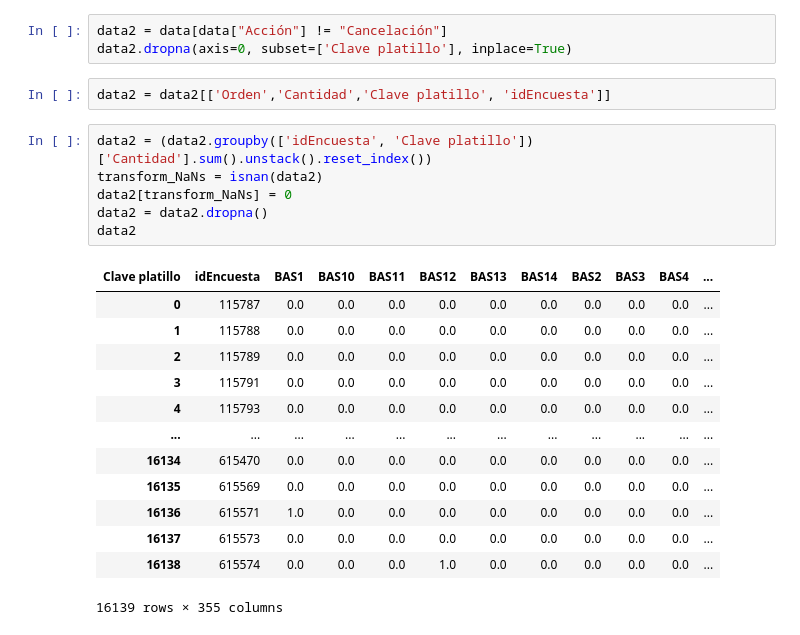
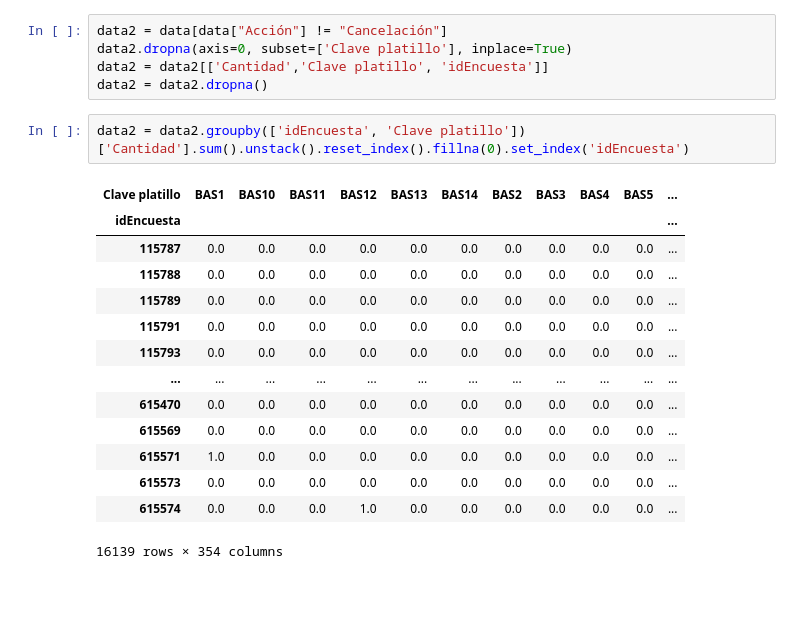
Before and after one commit to Caoimhim/data-analysis-semana-i, a Jupyter notebook: dendro.ipynb, the cells around one changed output. Saved outputs shown, nothing was run; the diff lists cells and outputs as text; blank space fills up the shorter version.

```diff
--- a/dendro.ipynb
+++ b/dendro.ipynb
@@ -15,25 +24,22 @@ data = data.drop_duplicates().iloc[:]
 # %%
 data2 = data[data["Acción"] != "Cancelación"]
 data2.dropna(axis=0, subset=['Clave platillo'], inplace=True)
+data2 = data2[['Cantidad','Clave platillo', 'idEncuesta']]
+data2 = data2.dropna()
 # %%
-data2 = data2[['Orden','Cantidad','Clave platillo', 'idEncuesta']]
+data2 = data2.groupby(['idEncuesta', 'Clave platillo'])['Cantidad'].sum().unstack().reset_index().fillna(0).set_index('idEncuesta')
+# %% [output]
+| Clave platillo | BAS1 | BAS10 | BAS11 | BAS12 | BAS13 | BAS14 | BAS2 | BAS3 | BAS4 | BAS5 | ... |
+| idEncuesta |  |  |  |  |  |  |  |  |  |  | ... |
+| 115787 | 0.0 | 0.0 | 0.0 | 0.0 | 0.0 | 0.0 | 0.0 | 0.0 | 0.0 | 0.0 | ... |
+| 115788 | 0.0 | 0.0 | 0.0 | 0.0 | 0.0 | 0.0 | 0.0 | 0.0 | 0.0 | 0.0 | ... |
+| 115789 | 0.0 | 0.0 | 0.0 | 0.0 | 0.0 | 0.0 | 0.0 | 0.0 | 0.0 | 0.0 | ... |
+| 115791 | 0.0 | 0.0 | 0.0 | 0.0 | 0.0 | 0.0 | 0.0 | 0.0 | 0.0 | 0.0 | ... |
+| 115793 | 0.0 | 0.0 | 0.0 | 0.0 | 0.0 | 0.0 | 0.0 | 0.0 | 0.0 | 0.0 | ... |
+| ... | ... | ... | ... | ... | ... | ... | ... | ... | ... | ... | ... |
+| 615470 | 0.0 | 0.0 | 0.0 | 0.0 | 0.0 | 0.0 | 0.0 | 0.0 | 0.0 | 0.0 | ... |
+| 615569 | 0.0 | 0.0 | 0.0 | 0.0 | 0.0 | 0.0 | 0.0 | 0.0 | 0.0 | 0.0 | ... |
+| 615571 | 1.0 | 0.0 | 0.0 | 0.0 | 0.0 | 0.0 | 0.0 | 0.0 | 0.0 | 0.0 | ... |
+| 615573 | 0.0 | 0.0 | 0.0 | 0.0 | 0.0 | 0.0 | 0.0 | 0.0 | 0.0 | 0.0 | ... |
+| 615574 | 0.0 | 0.0 | 0.0 | 1.0 | 0.0 | 0.0 | 0.0 | 0.0 | 0.0 | 0.0 | ... |
+16139 rows × 354 columns
-# %%
-data2 = (data2.groupby(['idEncuesta', 'Clave platillo'])['Cantidad'].sum().unstack().reset_index())
-transform_NaNs = isnan(data2)
-data2[transform_NaNs] = 0
-data2 = data2.dropna()
-data2
-# %% [output]
-| Clave platillo | idEncuesta | BAS1 | BAS10 | BAS11 | BAS12 | BAS13 | BAS14 | BAS2 | BAS3 | BAS4 | ... |
-| 0 | 115787 | 0.0 | 0.0 | 0.0 | 0.0 | 0.0 | 0.0 | 0.0 | 0.0 | 0.0 | ... |
-| 1 | 115788 | 0.0 | 0.0 | 0.0 | 0.0 | 0.0 | 0.0 | 0.0 | 0.0 | 0.0 | ... |
-| 2 | 115789 | 0.0 | 0.0 | 0.0 | 0.0 | 0.0 | 0.0 | 0.0 | 0.0 | 0.0 | ... |
-| 3 | 115791 | 0.0 | 0.0 | 0.0 | 0.0 | 0.0 | 0.0 | 0.0 | 0.0 | 0.0 | ... |
-| 4 | 115793 | 0.0 | 0.0 | 0.0 | 0.0 | 0.0 | 0.0 | 0.0 | 0.0 | 0.0 | ... |
-| ... | ... | ... | ... | ... | ... | ... | ... | ... | ... | ... | ... |
-| 16134 | 615470 | 0.0 | 0.0 | 0.0 | 0.0 | 0.0 | 0.0 | 0.0 | 0.0 | 0.0 | ... |
-| 16135 | 615569 | 0.0 | 0.0 | 0.0 | 0.0 | 0.0 | 0.0 | 0.0 | 0.0 | 0.0 | ... |
-| 16136 | 615571 | 1.0 | 0.0 | 0.0 | 0.0 | 0.0 | 0.0 | 0.0 | 0.0 | 0.0 | ... |
-| 16137 | 615573 | 0.0 | 0.0 | 0.0 | 0.0 | 0.0 | 0.0 | 0.0 | 0.0 | 0.0 | ... |
-| 16138 | 615574 | 0.0 | 0.0 | 0.0 | 1.0 | 0.0 | 0.0 | 0.0 | 0.0 | 0.0 | ... |
-16139 rows × 355 columns
```
Also changed, not shown: parts of 7 cells of this notebook, 2 other files.
